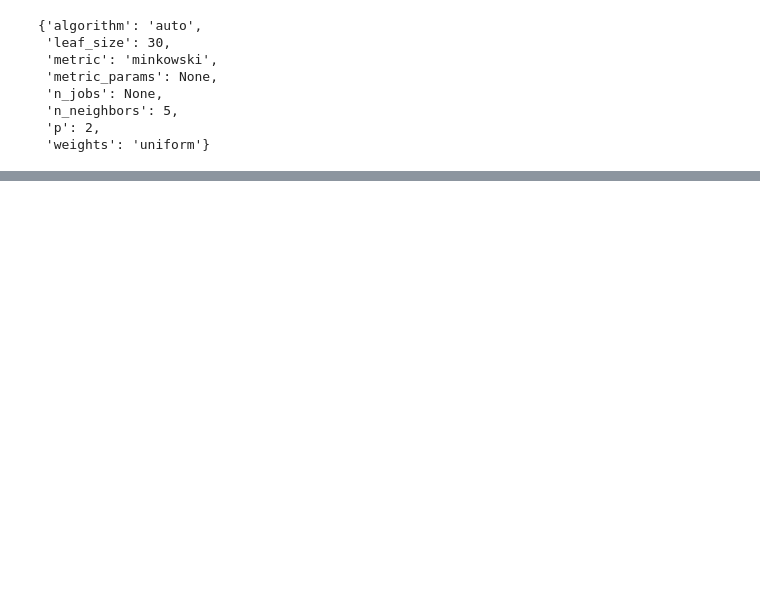
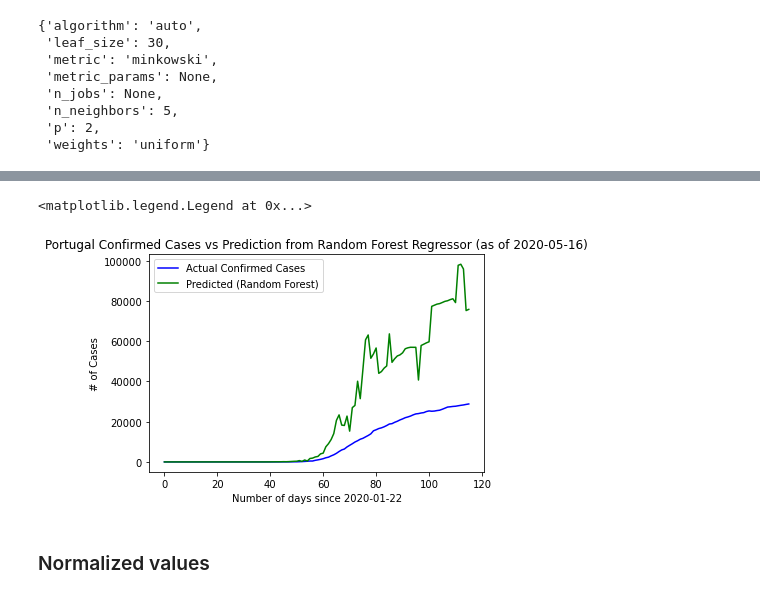
Before and after one commit to EduRibeiro00/CovidForecast-feup-iart, a Jupyter notebook: proj2/covid_analysis_knn.ipynb, the cells around one changed output, grey strips where cells are left out. Cells and saved outputs as stored; diff of their text form; code cells hidden in the pictures; blank space fills up the shorter version.

```diff
--- a/proj2/covid_analysis_knn.ipynb
+++ b/proj2/covid_analysis_knn.ipynb
@@ -145,0 +198,20 @@ plt.hist(model_accuracies)
+# %%
+portugal_df = df.loc[df["Country/Region"] == "Portugal"]
+portugal_inputs = portugal_df[["Lat", "Long", "Num_days_from_begin"]].values
+portugal_outputs = portugal_df["Confirmed"].values
+days_list = df["Num_days_from_begin"].unique()
+portugal_pred_output = knn_estimator.predict(portugal_inputs)
+
+first_day = df["Date"].min()
+last_day = df["Date"].max()
+plt.plot(days_list, portugal_outputs, color='blue', label="Actual Confirmed Cases")
+plt.plot(days_list, portugal_pred_output, color='green', label="Predicted (Random Forest)")
+plt.xlabel("Number of days since {}".format(first_day))
+plt.ylabel("# of Cases")
+plt.title("Portugal Confirmed Cases vs Prediction from Random Forest Regressor (as of {})".format(last_day))
+plt.legend()
+# %% [output]
+<matplotlib.legend.Legend at 0x...>
+[figure, added]
+# %% [markdown]
+### Normalized values
```
Also changed, not shown: parts of 24 cells of this notebook, 2 other files.
